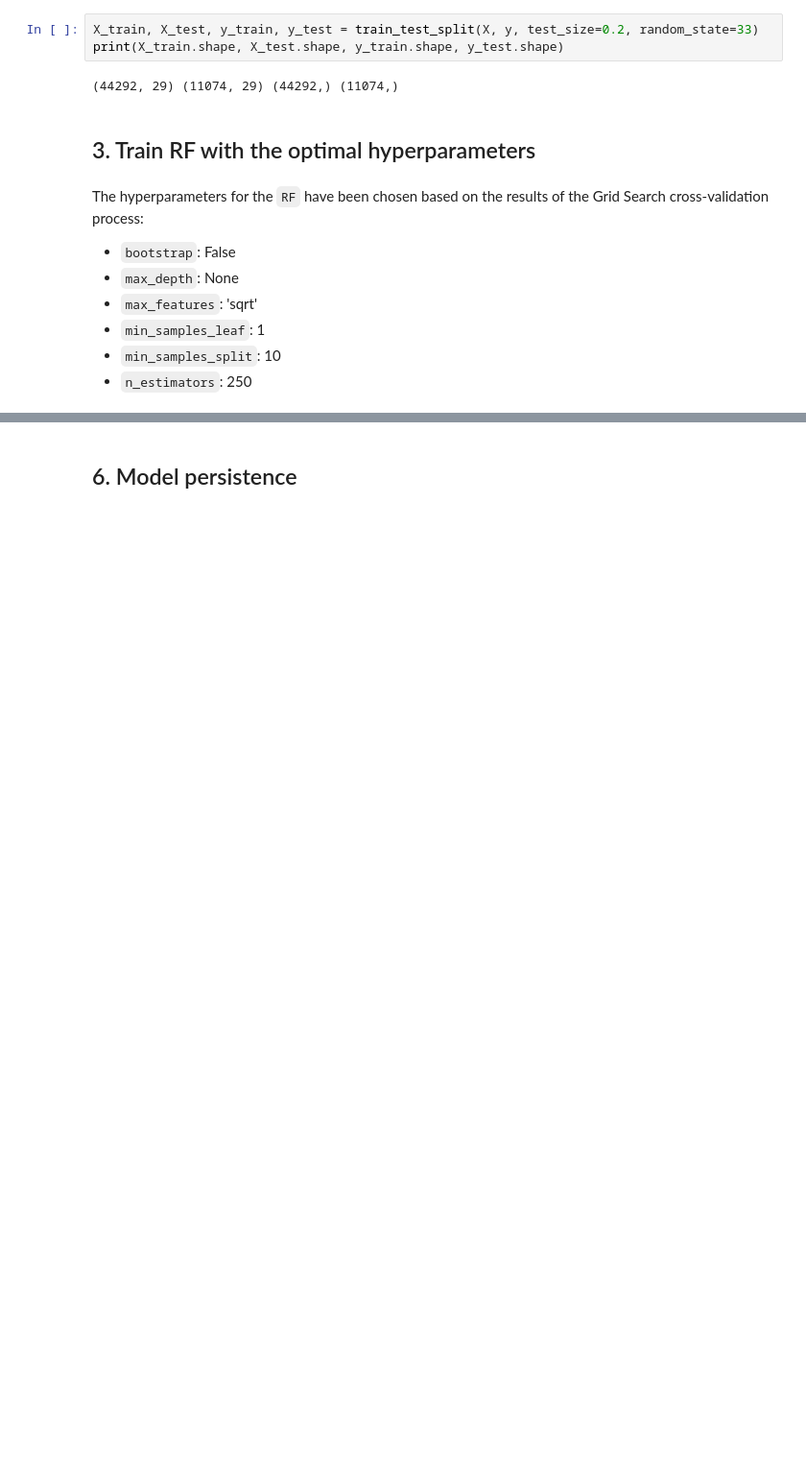
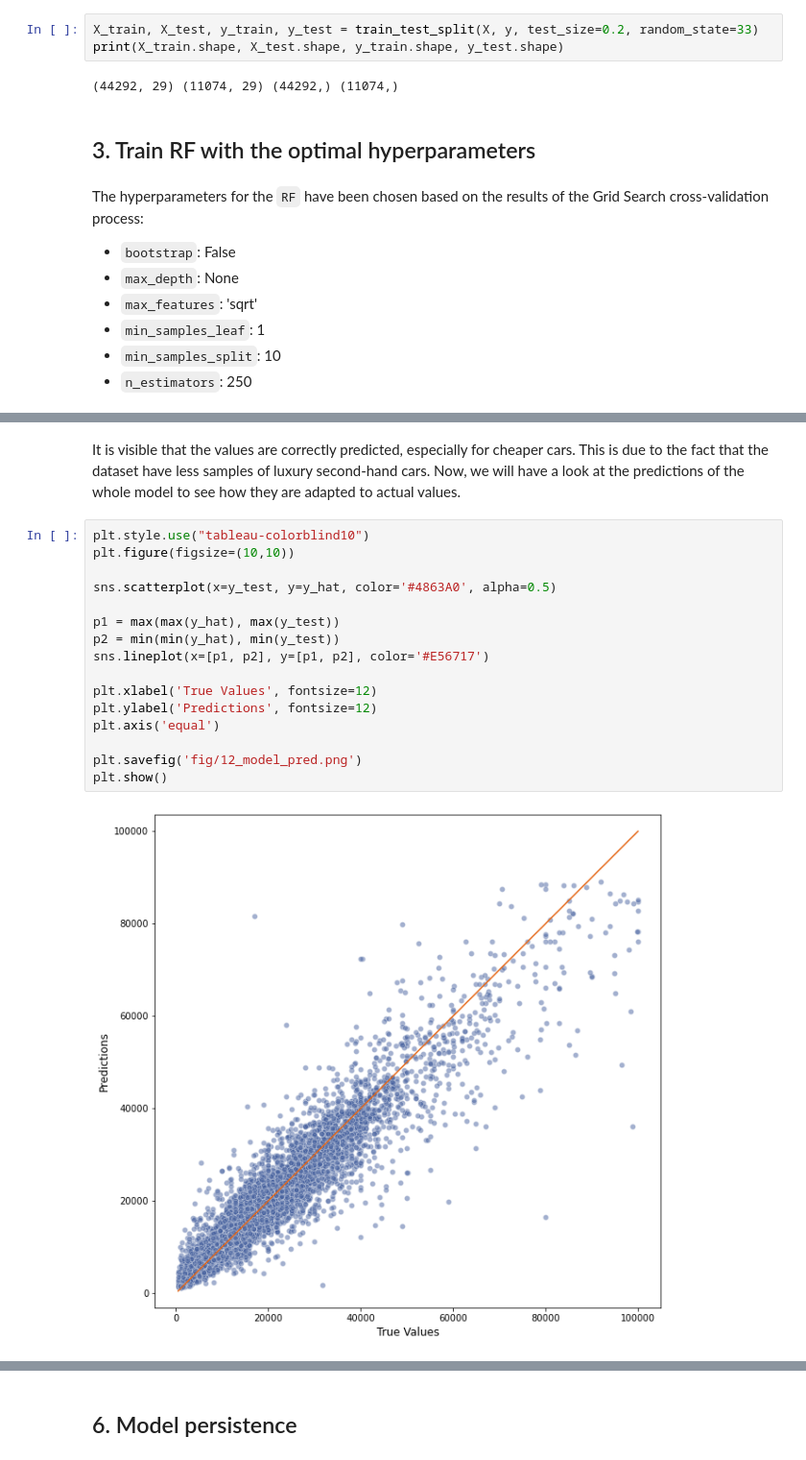
Before and after one commit to caresppen/UsedCarsAppraiser, a Jupyter notebook: notebooks/12_Final_Model_Config.ipynb, the cells around one changed output, grey strips where cells are left out. Shown: that part at 96% size. Cells and saved outputs as stored; diff of their text form; blank space fills up the shorter version.

```diff
--- a/notebooks/12_Final_Model_Config.ipynb
+++ b/notebooks/12_Final_Model_Config.ipynb
@@ -105,0 +149,20 @@ plt.show()
+# %% [markdown]
+It is visible that the values are correctly predicted, especially for cheaper cars. This is due to the fact that the dataset have less samples of luxury second-hand cars. Now, we will have a look at the predictions of the whole model to see how they are adapted to actual values.
+# %%
+plt.style.use("tableau-colorblind10")
+plt.figure(figsize=(10,10))
+
+sns.scatterplot(x=y_test, y=y_hat, color='#4863A0', alpha=0.5)
+
+p1 = max(max(y_hat), max(y_test))
+p2 = min(min(y_hat), min(y_test))
+sns.lineplot(x=[p1, p2], y=[p1, p2], color='#E56717')
+
+plt.xlabel('True Values', fontsize=12)
+plt.ylabel('Predictions', fontsize=12)
+plt.axis('equal')
+
+plt.savefig('fig/12_model_pred.png')
+plt.show()
+# %% [output]
+[figure, added]
```
Also changed, not shown: parts of 31 cells of this notebook, 3 other files.
